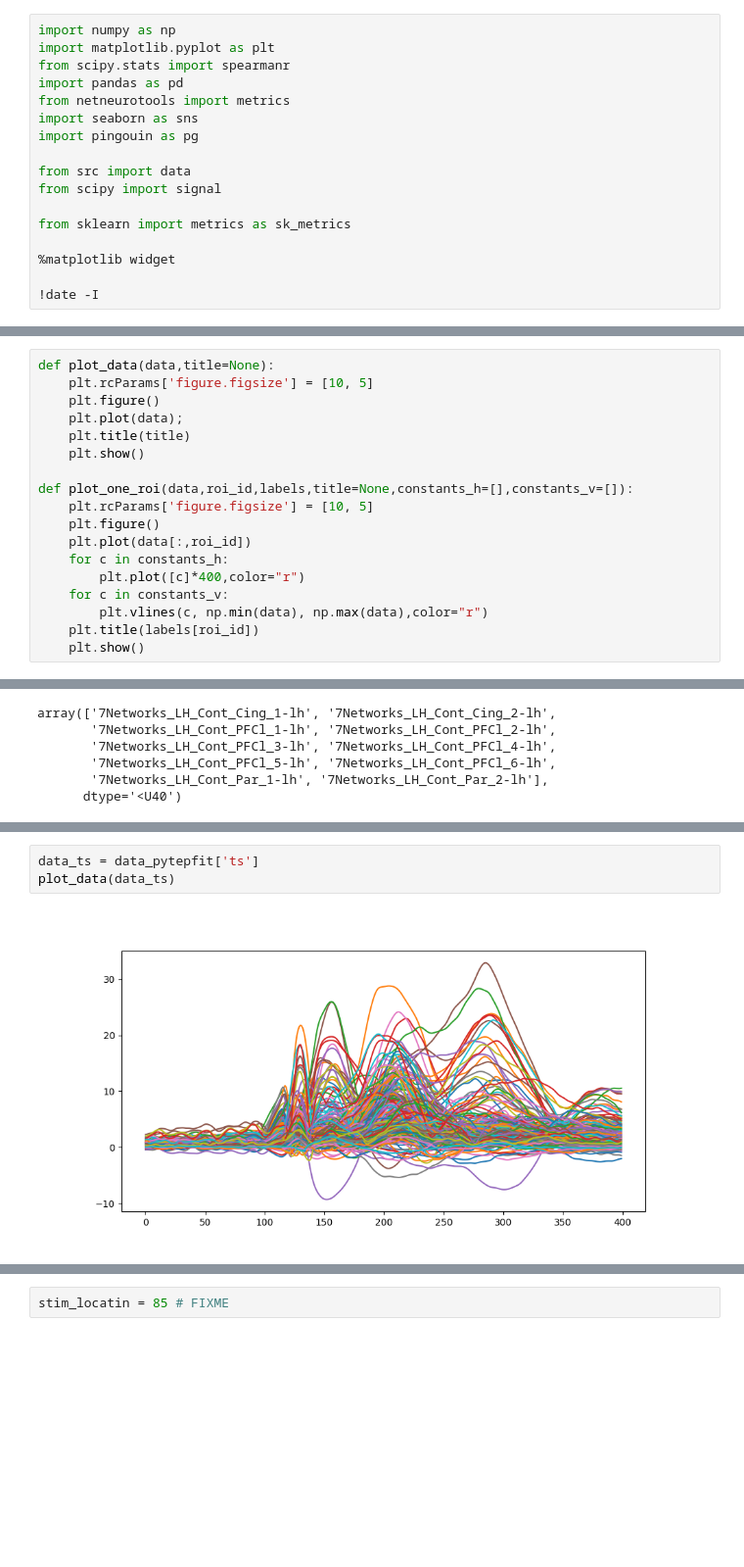
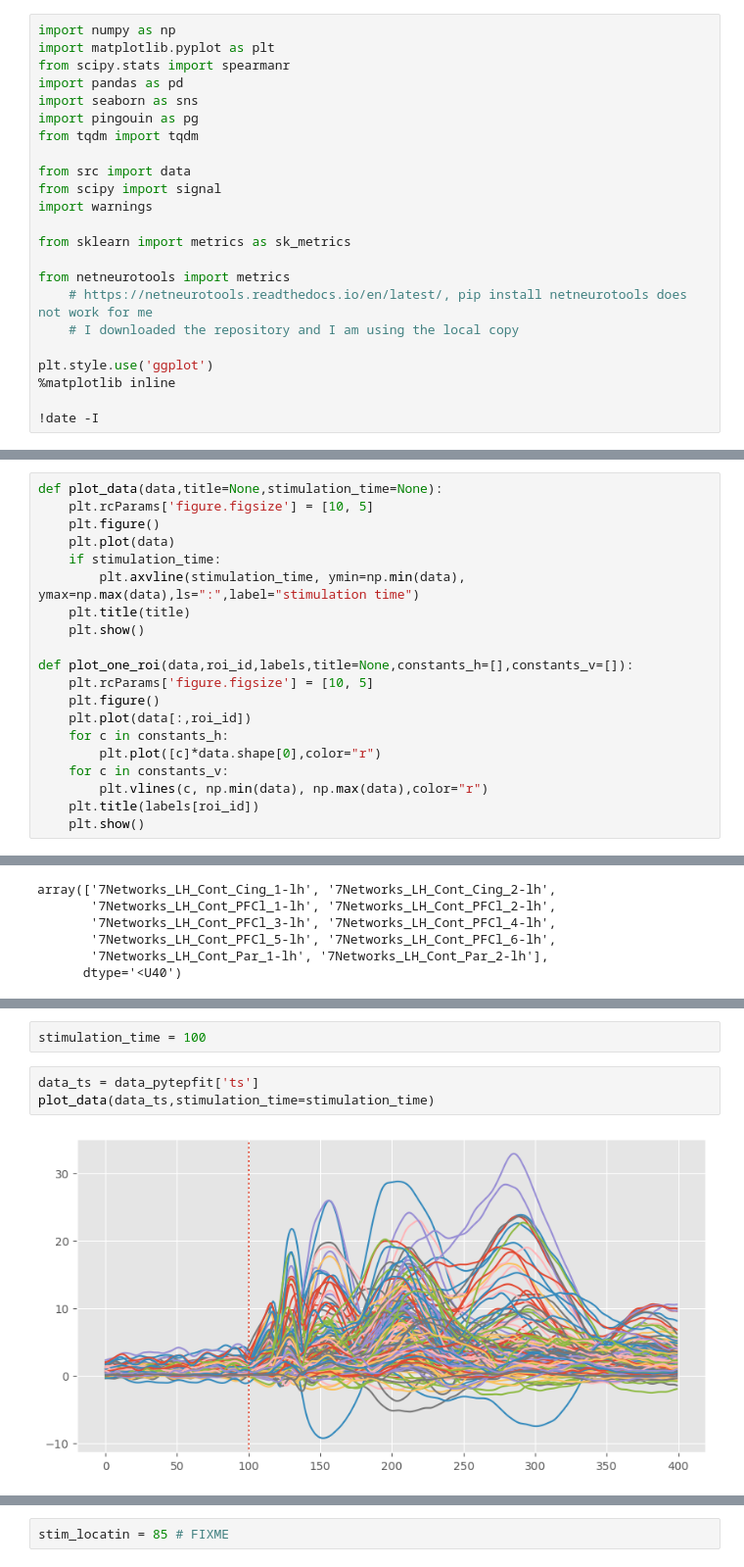
Before and after one commit to Katterrina/fimuni_thesis, a Jupyter notebook: notebooks/pytepfit/06_analysis.ipynb, the cells around one changed output, grey strips where cells are left out. Shown at 98% size. Cells and saved outputs as stored; diff of their text form; blank space fills up the shorter version.

```diff
--- a/notebooks/pytepfit/06_analysis.ipynb
+++ b/notebooks/pytepfit/06_analysis.ipynb
@@ -3,16 +3,22 @@ import numpy as np
 import matplotlib.pyplot as plt
 from scipy.stats import spearmanr
 import pandas as pd
-from netneurotools import metrics
 import seaborn as sns
 import pingouin as pg
+from tqdm import tqdm
 
 from src import data
 from scipy import signal
+import warnings
 
 from sklearn import metrics as sk_metrics
 
-%matplotlib widget
+from netneurotools import metrics
+    # https://netneurotools.readthedocs.io/en/latest/, pip install netneurotools does not work for me
+    # I downloaded the repository and I am using the local copy
+
+plt.style.use('ggplot')
+%matplotlib inline
 
 !date -I
 # %% [output]
@@ -20,8 +26,10 @@ from sklearn import metrics as sk_metrics
 # %%
-def plot_data(data,title=None):
+def plot_data(data,title=None,stimulation_time=None):
     plt.rcParams['figure.figsize'] = [10, 5]
     plt.figure()
-    plt.plot(data);
+    plt.plot(data)
+    if stimulation_time:
+        plt.axvline(stimulation_time, ymin=np.min(data), ymax=np.max(data),ls=":",label="stimulation time")
     plt.title(title)
     plt.show()
 
@@ -30,7 +38,7 @@ def plot_one_roi(data,roi_id,labels,title=None,constants_h=[],constants_v=[]):
     plt.figure()
     plt.plot(data[:,roi_id])
     for c in constants_h:
-        plt.plot([c]*400,color="r")
+        plt.plot([c]*data.shape[0],color="r")
     for c in constants_v:
         plt.vlines(c, np.min(data), np.max(data),color="r")
     plt.title(labels[roi_id])
@@ -62,5 +70,7 @@ data_pytepfit['labels'].shape
+# %%
+stimulation_time = 100
 # %%
 data_ts = data_pytepfit['ts']
-plot_data(data_ts)
+plot_data(data_ts,stimulation_time=stimulation_time)
 # %% [output]
-[figure, old version]
+[figure, new version]
```
Also changed, not shown: parts of 46 cells of this notebook, 18 other files.
